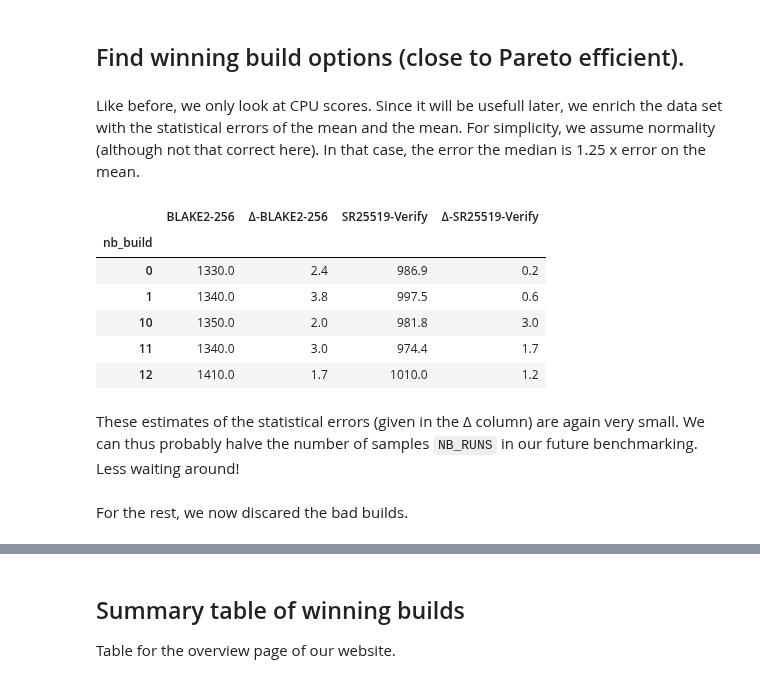
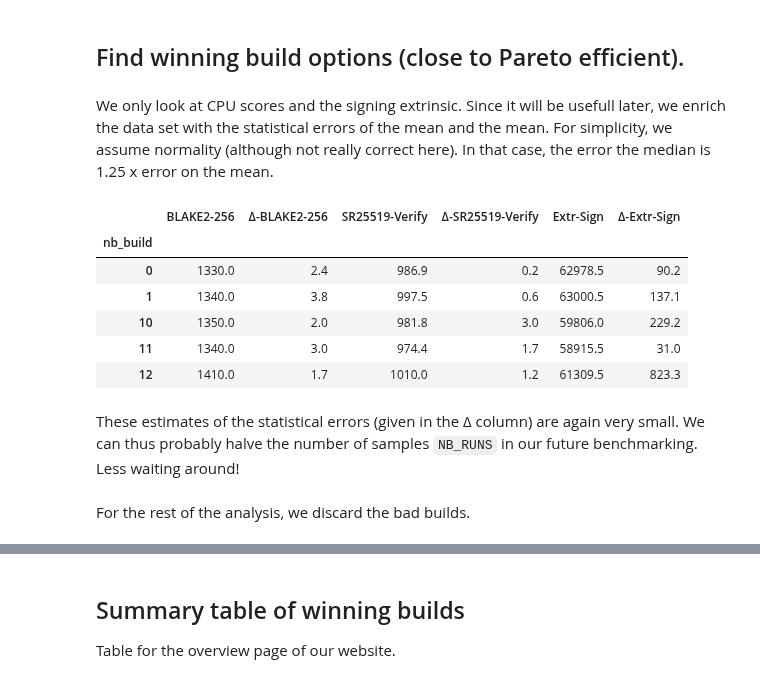
Before and after one commit to MathCryptoDoc/polkadot-optimized, a Jupyter notebook: notebook/analyze-0-9-27.ipynb, the cells around one changed output, grey strips where cells are left out. Drawn from its saved outputs; the diff is of its cells as text; code cells hidden in the pictures.

Commit message:
analysis v0.9.27

```diff
--- a/notebook/analyze-0-9-27.ipynb
+++ b/notebook/analyze-0-9-27.ipynb
@@ -26,17 +34,23 @@ matplotlib.rc('ytick', labelsize=12)
 plt.rcParams.update({'font.size': 16})
 # %% [markdown]
 ## Read parsed benchmark data. Clean up a bit.
+# %%
+def load_clean_benchmark(path, extrinsic=False):
+    df = pd.read_feather(path)
+    df['arch'] = df['arch'].fillna('none')
+    df['host'] = df['host'].astype('category')
+    df['arch'] = df['arch'].astype('category')
+    df['ver'] = df['ver'].astype('category')
+    # df['profile'] = df['profile'].astype('category') # no longer used
+    df['codegen-units'] = df['codegen-units'].astype('int') # 1 or 16
+    df['lto'] = df['lto'].astype('category') # off, thin, fat
+    df['nb_run'] = df['nb_run'].astype('int')
+    df['opt-level'] = df['opt-level'].astype('int')  # 2 or 3
+    if not extrinsic:
+        df['SR25519-Verify'] = df['SR25519-Verify']*1000 # same as in benchmark palette
+    return df
 # %%
-df = pd.read_feather("processed/todo/0.9.27_i7-12700_2022-Aug-08_13h11.feather")
-df['arch'] = df['arch'].fillna('none')
-df['host'] = df['host'].astype('category')
-df['arch'] = df['arch'].astype('category')
-df['ver'] = df['ver'].astype('category')
-# df['profile'] = df['profile'].astype('category') # no longer used
-df['codegen-units'] = df['codegen-units'].astype('int') # 1 or 16
-df['lto'] = df['lto'].astype('category') # off, thin, fat
-df['nb_run'] = df['nb_run'].astype('int')
-df['opt-level'] = df['opt-level'].astype('int')  # 2 or 3
-df['SR25519-Verify'] = df['SR25519-Verify']*1000 # same as in benchmark palette
-df.head()
+df = load_clean_benchmark("processed/todo/0.9.27_i7-12700_2022-Aug-08_13h11.feather", extrinsic=False)
+# Check for highest CPU percentage (TODO remove outliers if any)
+max(df.loc[:,"cpu"])
 # %% [output]
@@ -53,0 +58,4 @@ max(df.loc[:,"cpu"])
+# %%
+df_ex = load_clean_benchmark("processed/todo/extrinsic_0.9.27_work-pc_2022-Aug-08_13h11.feather", extrinsic=True)
+df_ex = df_ex.rename(columns={'med': 'Extr-Sign'})
+max(df_ex.loc[:,"cpu"])
@@ -142,31 +146,32 @@ Maybe surprisingly, it is not simply ``opt-level = 2``. It seems that ``codegen-
 # %% [markdown]
 ## Find winning build options (close to Pareto efficient).
 # %% [markdown]
-Like before, we only look at CPU scores. Since it will be usefull later, we enrich the data set with the statistical errors of the mean and the mean. For simplicity, we assume normality (although not that correct here). In that case, the error the median is 1.25 x error on the mean.
+We only look at CPU scores and the signing extrinsic. Since it will be usefull later, we enrich the data set with the statistical errors of the mean and the mean. For simplicity, we assume normality (although not really correct here). In that case, the error the median is 1.25 x error on the mean.
 # %%
 def calc_stats(df, score):
     stats = df[["nb_build", score]].groupby("nb_build")[score].agg(['median', 'mean', 'sem'])
     stats['± mean'] = 1.96 * stats['sem'] # 95% CI
     stats['± median'] = 1.25 * stats['± mean']
     sum_stats = stats[["median", "± median"]]
     sum_stats = sum_stats.rename(columns={"median": score, "± median": "Δ-" + score})
     return sum_stats
 
 stats1 = calc_stats(df, "BLAKE2-256")
 stats2 = calc_stats(df, "SR25519-Verify")
-medians = pd.concat([stats1, stats2], axis=1)
+stats3 = calc_stats(df_ex, "Extr-Sign")
+medians = pd.concat([stats1, stats2, stats3], axis=1)
 medians.round(1).head()
 # %% [output]
-|  | BLAKE2-256 | Δ-BLAKE2-256 | SR25519-Verify | Δ-SR25519-Verify |
-| nb_build |  |  |  |  |
-| 0 | 1330.0 | 2.4 | 986.9 | 0.2 |
-| 1 | 1340.0 | 3.8 | 997.5 | 0.6 |
-| 10 | 1350.0 | 2.0 | 981.8 | 3.0 |
-| 11 | 1340.0 | 3.0 | 974.4 | 1.7 |
-| 12 | 1410.0 | 1.7 | 1010.0 | 1.2 |
+|  | BLAKE2-256 | Δ-BLAKE2-256 | SR25519-Verify | Δ-SR25519-Verify | Extr-Sign | Δ-Extr-Sign |
+| nb_build |  |  |  |  |  |  |
+| 0 | 1330.0 | 2.4 | 986.9 | 0.2 | 62978.5 | 90.2 |
+| 1 | 1340.0 | 3.8 | 997.5 | 0.6 | 63000.5 | 137.1 |
+| 10 | 1350.0 | 2.0 | 981.8 | 3.0 | 59806.0 | 229.2 |
+| 11 | 1340.0 | 3.0 | 974.4 | 1.7 | 58915.5 | 31.0 |
+| 12 | 1410.0 | 1.7 | 1010.0 | 1.2 | 61309.5 | 823.3 |
 # %% [markdown]
 These estimates of the statistical errors (given in the Δ column) are again very small. We can thus probably halve the number of samples ``NB_RUNS`` in our future benchmarking. Less waiting around!
 # %% [markdown]
-For the rest, we now discared the bad builds.
+For the rest of the analysis, we discard the bad builds.
 # %%
 medians = medians.loc[~medians.index.isin(bad_builds)]
```
Also changed, not shown: parts of 37 cells of this notebook, 2 other files.
